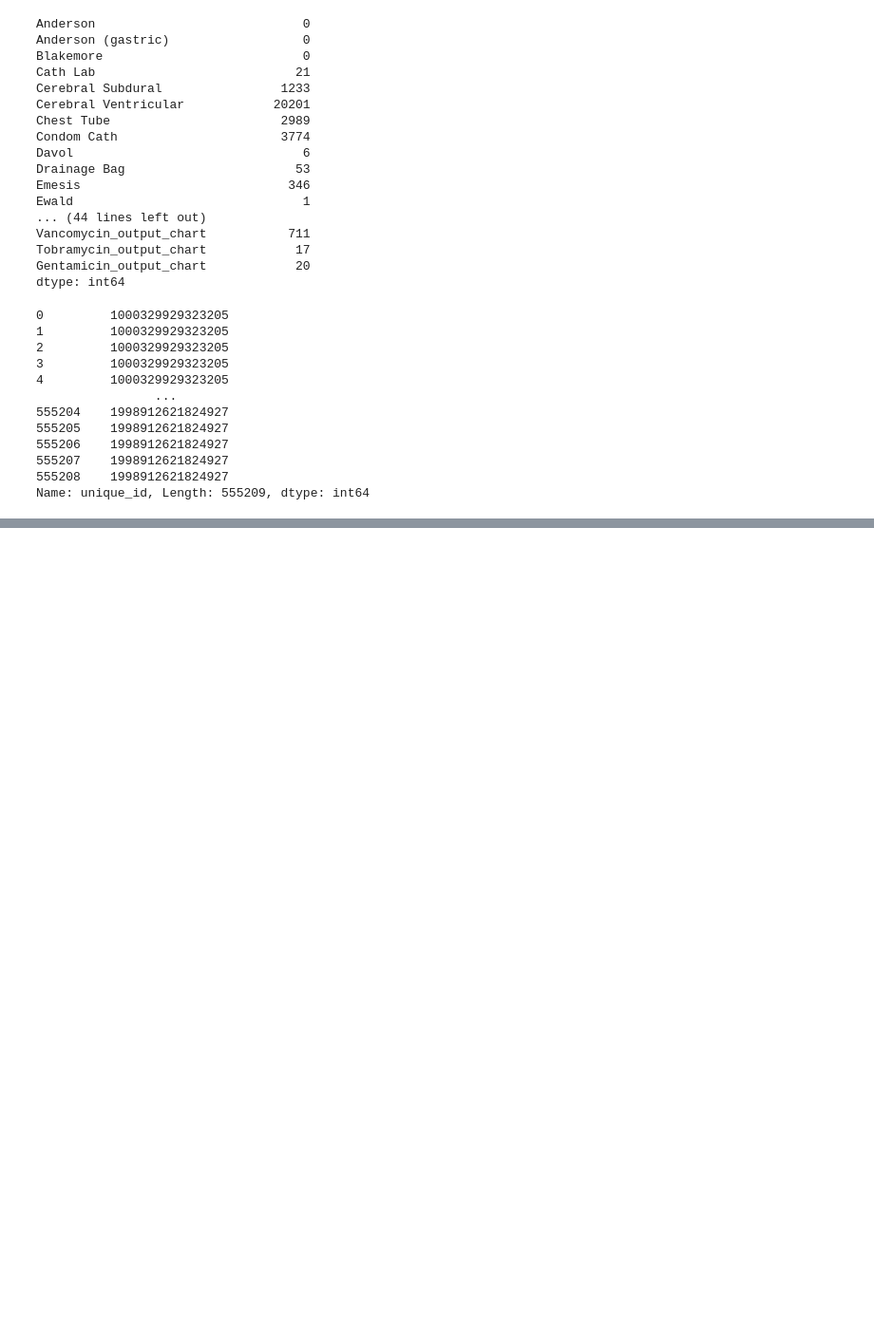
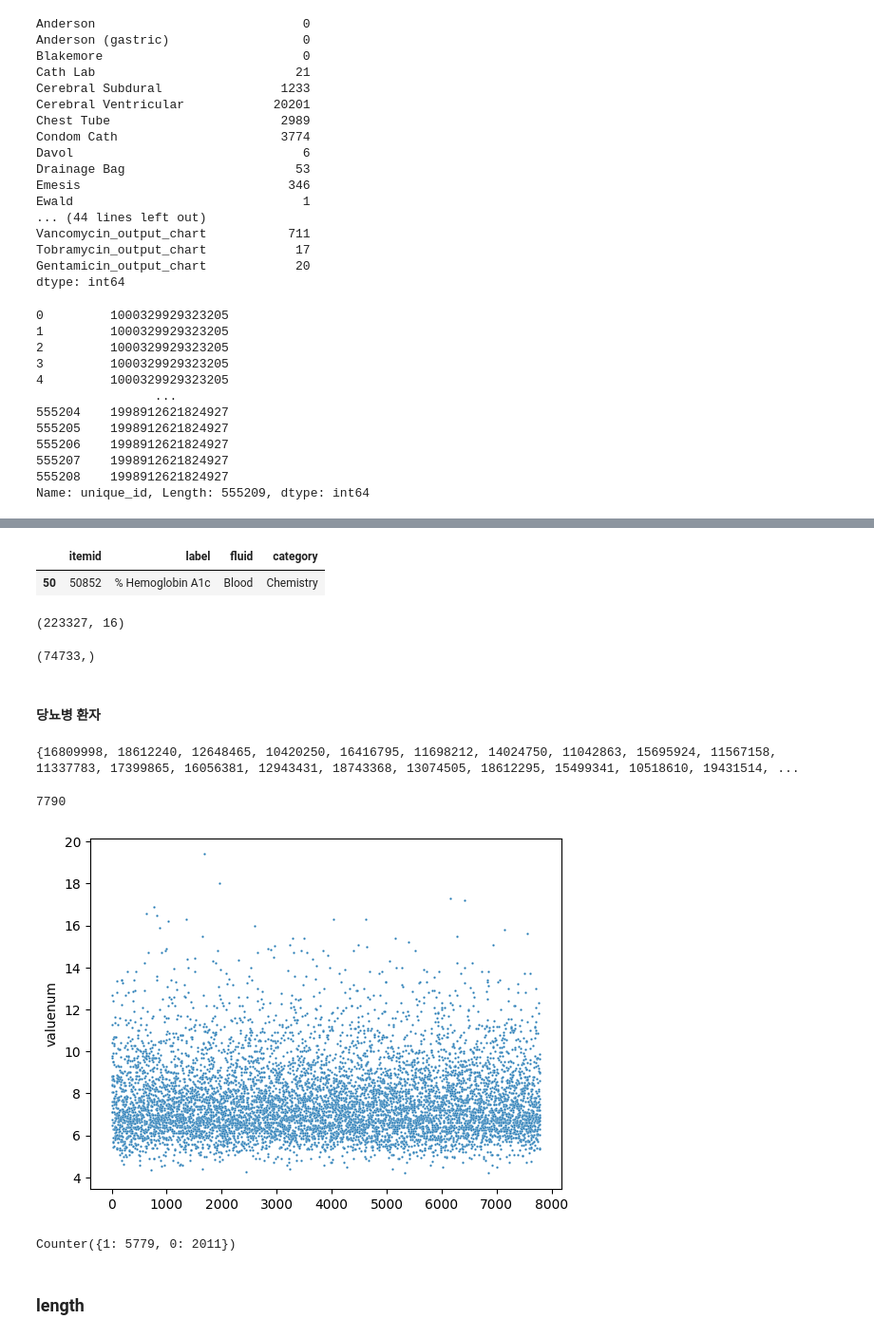
Before and after one commit to KDongYoung/MIMIC, a Jupyter notebook: mimic.ipynb, the cells around one changed output, grey strips where cells are left out. Shown at 95% size. Cells and saved outputs as stored; diff of their text form; code cells hidden in the pictures; blank space fills up the shorter version.

```diff
--- a/mimic.ipynb
+++ b/mimic.ipynb
@@ -1793,0 +1809,5 @@ Name: unique_id, Length: 555209, dtype: int64
+# %%
+d_labitems[d_labitems['label'] == "% Hemoglobin A1c"]
+# %% [output]
+|  | itemid | label | fluid | category |
+| 50 | 50852 | % Hemoglobin A1c | Blood | Chemistry |
@@ -1793,0 +1816,10 @@ Name: unique_id, Length: 555209, dtype: int64
+# %%
+hemoglobin.shape
+# %% [output]
+(223327, 16)
+# %%
+hemoglobin['subject_id'].unique().shape
+# %% [output]
+(74733,)
+# %% [markdown]
+#### 당뇨병 환자
@@ -1793,0 +1831,24 @@ Name: unique_id, Length: 555209, dtype: int64
+# %%
+diabetes_icd = pd.read_excel("/opt/workspace/data/DATASET/mimic4_2.2/icd_diagnoses.xlsx", sheet_name='diabetes')
+# %%
+sbj = diagnoses_icd_merge.merge(diabetes_icd, on = 'icd_code', how ='inner')['subject_id'].unique()
+# %%
+common_subjects = set(hemoglobin['subject_id'].unique()).intersection(set(sbj))
+print(common_subjects)
+# %% [output]
+{16809998, 18612240, 12648465, 10420250, 16416795, 11698212, 14024750, 11042863, 15695924, 11567158, 11337783, 17399865, 16056381, 12943431, 18743368, 13074505, 18612295, 15499341, 10518610, 19431514, ...
+# %%
+len(common_subjects)
+# %% [output]
+7790
+# %%
+a=hemoglobin[hemoglobin['subject_id'].isin(common_subjects)]
+
+b = a.groupby('subject_id')['valuenum'].mean().reset_index()
+# %%
+import seaborn as sns
+plt.figure()
+sns.scatterplot(b['valuenum'],s=3)
+plt.show()
+# %% [output]
+[figure, added]
@@ -1793,0 +1857,6 @@ Name: unique_id, Length: 555209, dtype: int64
+# %%
+Counter(b['valuenum_group'])
+# %% [output]
+Counter({1: 5779, 0: 2011})
+# %% [markdown]
+### length
```
Also changed, not shown: parts of 11 cells of this notebook, 53 other files.
